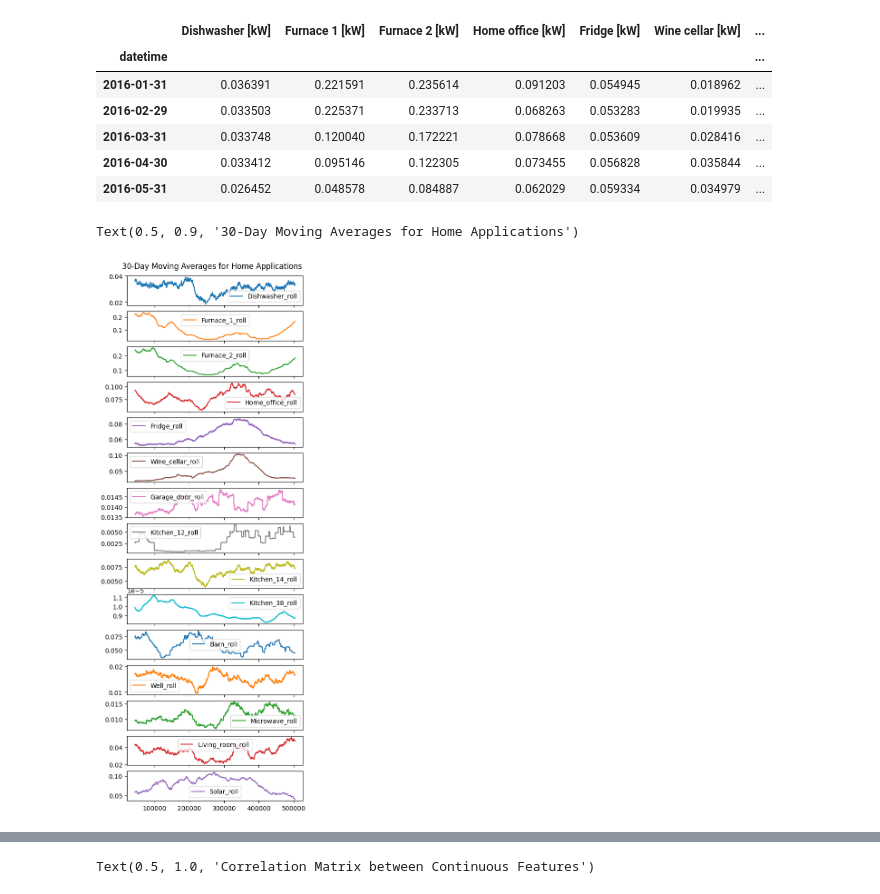
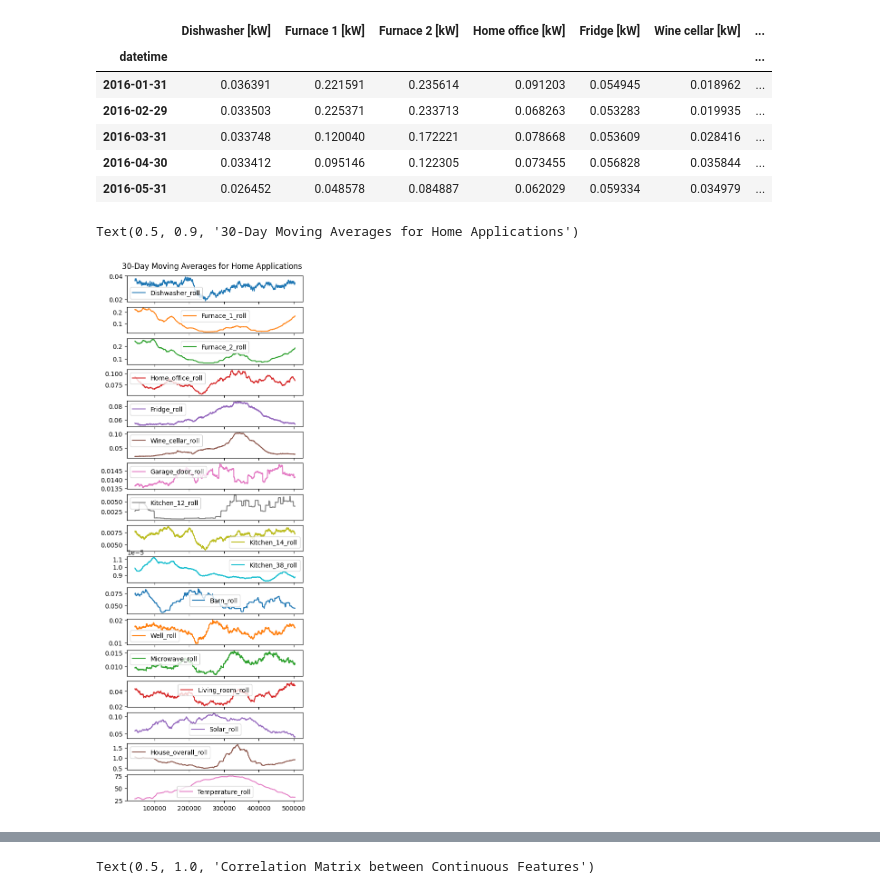
Before and after one commit to mojodean/aai-530-final-project, a Jupyter notebook: 530_IoT_project.ipynb, the cells around one changed output, grey strips where cells are left out. Drawn from its saved outputs; the diff is of its cells as text; code cells hidden in the pictures.

```diff
--- a/530_IoT_project.ipynb
+++ b/530_IoT_project.ipynb
@@ -193,7 +193,9 @@ home_apps = ['Dishwasher [kW]',
              'Well [kW]',
              'Microwave [kW]',
              'Living room [kW]',
-             'Solar [kW]']
+             'Solar [kW]',
+             'House overall [kW]',
+             'temperature']
 # %%
 # Create line plots using monthly average of each feature
 monthly_avg = df.groupby(pd.Grouper(key='datetime', freq='M'))[home_apps].mean()
@@ -215,25 +217,27 @@ monthly_avg.head()
 # %%
 # Create line plots of 30-day moving average
 columns_rolling = ['Dishwasher_roll',
                    'Furnace_1_roll',
                    'Furnace_2_roll',
                    'Home_office_roll',
                    'Fridge_roll',
                    'Wine_cellar_roll',
                    'Garage_door_roll',
                    'Kitchen_12_roll',
                    'Kitchen_14_roll',
                    'Kitchen_38_roll',
                    'Barn_roll',
                    'Well_roll',
                    'Microwave_roll',
                    'Living_room_roll',
-                   'Solar_roll'
+                   'Solar_roll',
+                   'House_overall_roll',
+                   'Temperature_roll'
                    ]
 
 df[columns_rolling] = df[home_apps].rolling(43200).mean()
 df.plot(y=columns_rolling, subplots=True, figsize=(5,15))
 plt.suptitle("30-Day Moving Averages for Home Applications", y=0.9)
 # %% [output]
 Text(0.5, 0.9, '30-Day Moving Averages for Home Applications')
-[figure, old version]
+[figure, new version]
```
Also changed, not shown: parts of 2 cells of this notebook.
